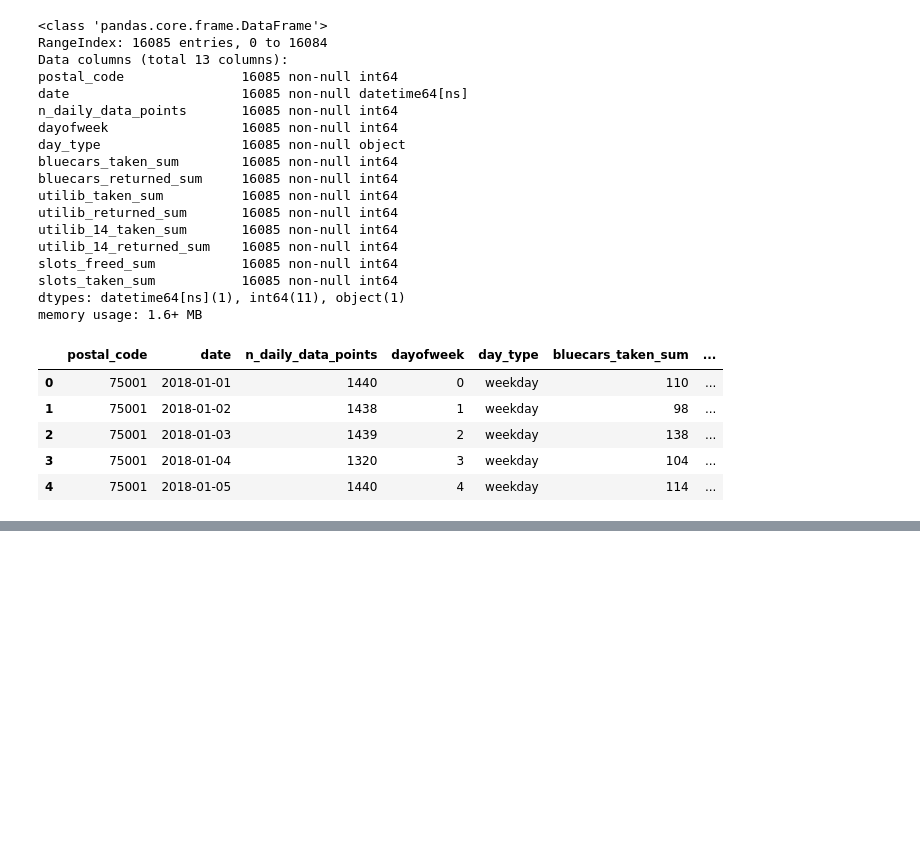
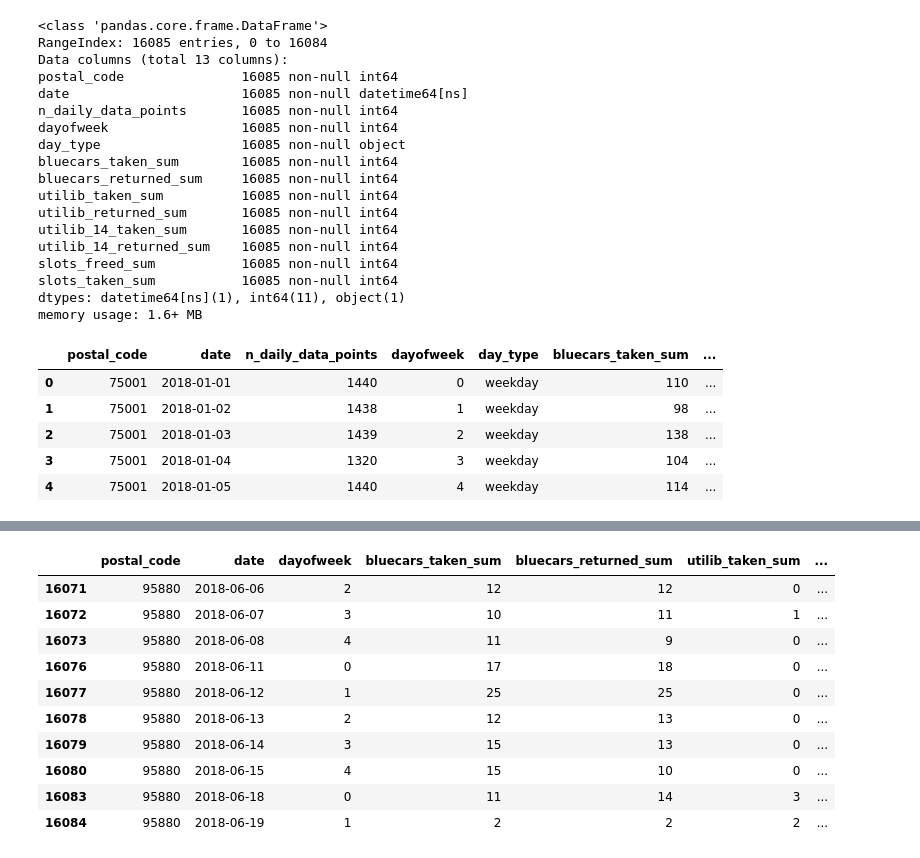
Before and after one commit to booorayan/BluecarsAuto, a Jupyter notebook: Autolib_projecte.ipynb, the cells around one changed output, grey strips where cells are left out. Saved outputs shown, nothing was run; the diff lists cells and outputs as text; code cells hidden in the pictures; blank space fills up the shorter version.

```diff
--- a/Autolib_projecte.ipynb
+++ b/Autolib_projecte.ipynb
@@ -205,0 +259,23 @@ for ax, column in zip(axx.flatten(), autoel.columns[5:]):
+# %%
+# removing outliers from the dataframe using IQR method
+
+for column in autoel.columns[5:]:
+  Q1 = autob[column].quantile(0.25)
+  Q3 = autob[column].quantile(0.75)
+
+  IQR = Q3 - Q1
+
+aut = autob[~((autoel[column] < Q1 - 1.5*IQR) | (autoel[column] > Q3 + 1.5*IQR))]
+aut.tail(10)
+# %% [output]
+|  | postal_code | date | dayofweek | bluecars_taken_sum | bluecars_returned_sum | utilib_taken_sum | ... |
+| 16071 | 95880 | 2018-06-06 | 2 | 12 | 12 | 0 | ... |
+| 16072 | 95880 | 2018-06-07 | 3 | 10 | 11 | 1 | ... |
+| 16073 | 95880 | 2018-06-08 | 4 | 11 | 9 | 0 | ... |
+| 16076 | 95880 | 2018-06-11 | 0 | 17 | 18 | 0 | ... |
+| 16077 | 95880 | 2018-06-12 | 1 | 25 | 25 | 0 | ... |
+| 16078 | 95880 | 2018-06-13 | 2 | 12 | 13 | 0 | ... |
+| 16079 | 95880 | 2018-06-14 | 3 | 15 | 13 | 0 | ... |
+| 16080 | 95880 | 2018-06-15 | 4 | 15 | 10 | 0 | ... |
+| 16083 | 95880 | 2018-06-18 | 0 | 11 | 14 | 3 | ... |
+| 16084 | 95880 | 2018-06-19 | 1 | 2 | 2 | 2 | ... |
```
Also changed, not shown: parts of 21 cells of this notebook.
